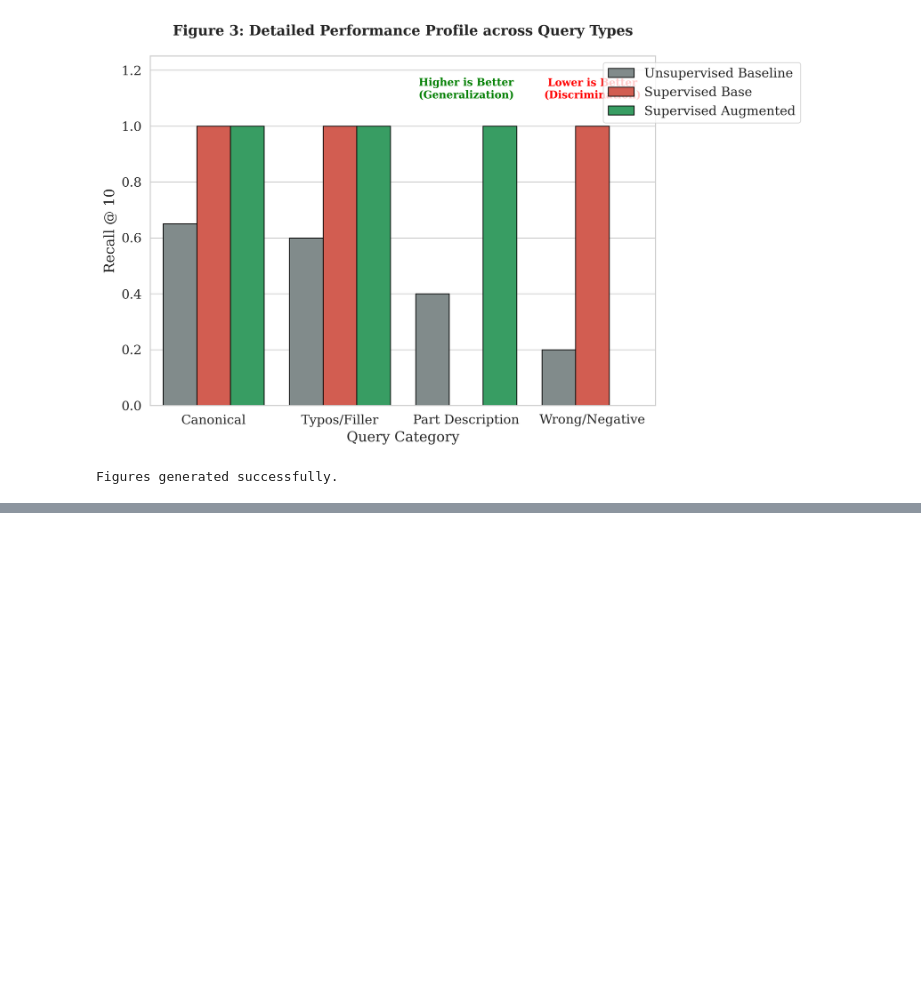
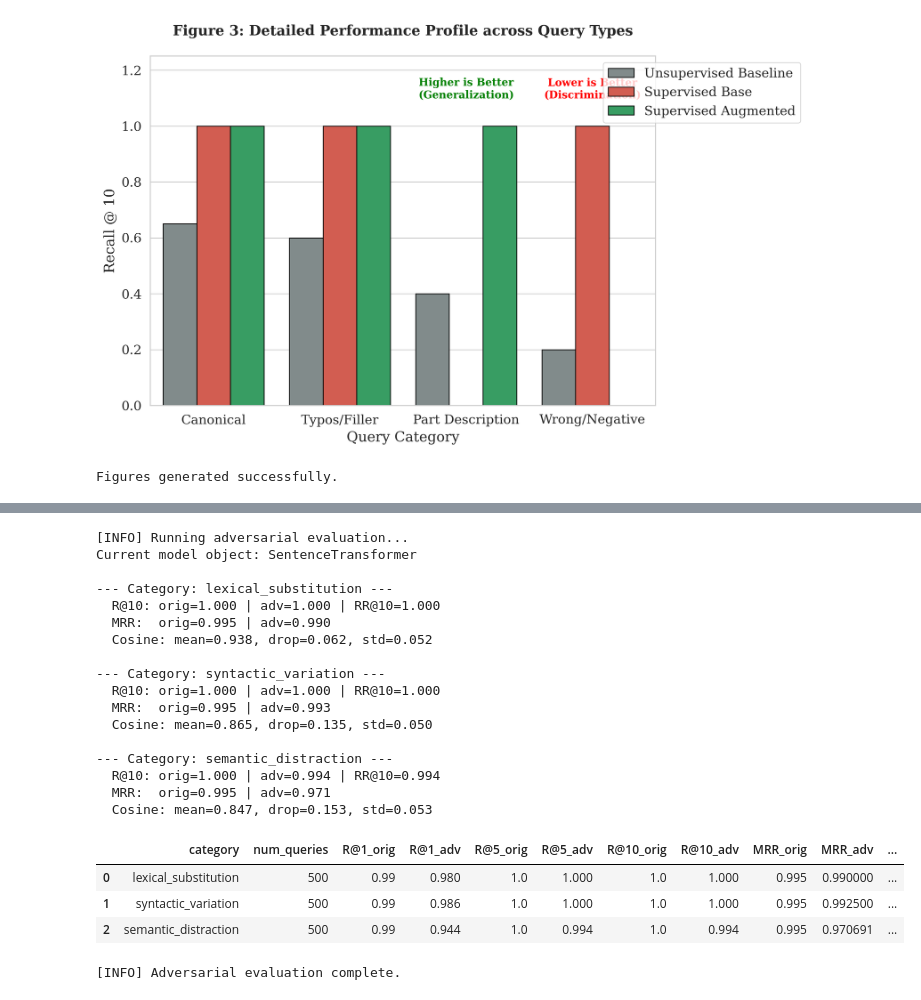
Before and after one commit to AdamRolander/3D-Asset-Retrieval, a Jupyter notebook: eval/eval.ipynb, the cells around one changed output, grey strips where cells are left out. Saved outputs shown, nothing was run; the diff lists cells and outputs as text; code cells hidden in the pictures; blank space fills up the shorter version.

Commit message:
Final Evaluation Notebook

```diff
--- a/eval/eval.ipynb
+++ b/eval/eval.ipynb
@@ -1191,0 +1351,71 @@ Figures generated successfully.
+# %%
+# === Run Adversarial Evaluation for the CURRENT model/index ===
+
+# Prepare lists
+uids = adv_df["uid"].tolist()
+orig = adv_df["original_description"].tolist()
+
+categories = {
+    "lexical_substitution": adv_df["lexical_substitution"].tolist(),
+    "syntactic_variation": adv_df["syntactic_variation"].tolist(),
+    "semantic_distraction": adv_df["semantic_distraction"].tolist(),
+}
+
+results = []
+
+print("\n[INFO] Running adversarial evaluation...")
+print(f"Current model object: {type(model).__name__}")
+
+for cat_name, queries in categories.items():
+    print(f"\n--- Category: {cat_name} ---")
+    summary = adv_evaluate_category(
+        index=index,
+        meta_df=meta_df,
+        model=model,
+        category_name=cat_name,
+        original_queries=orig,
+        perturbed_queries=queries,
+        ground_truth_uids=uids,
+        k_values=(1, 5, 10),
+    )
+    results.append(summary)
+
+    print(
+        f"  R@10: orig={summary['R@10_orig']:.3f} | adv={summary['R@10_adv']:.3f} "
+        f"| RR@10={summary['RR@10']:.3f}"
+    )
+    print(
+        f"  MRR:  orig={summary['MRR_orig']:.3f} | adv={summary['MRR_adv']:.3f}"
+    )
+    print(
+        f"  Cosine: mean={summary['mean_cosine']:.3f}, drop={summary['mean_drop']:.3f}, "
+        f"std={summary['std_cosine']:.3f}"
+    )
+
+adv_results_df = pd.DataFrame(results)
+display(adv_results_df)
+
+print("\n[INFO] Adversarial evaluation complete.")
+# %% [output]
+[INFO] Running adversarial evaluation...
+Current model object: SentenceTransformer
+
+--- Category: lexical_substitution ---
+  R@10: orig=1.000 | adv=1.000 | RR@10=1.000
+  MRR:  orig=0.995 | adv=0.990
+  Cosine: mean=0.938, drop=0.062, std=0.052
+
+--- Category: syntactic_variation ---
+  R@10: orig=1.000 | adv=1.000 | RR@10=1.000
+  MRR:  orig=0.995 | adv=0.993
+  Cosine: mean=0.865, drop=0.135, std=0.050
+
+--- Category: semantic_distraction ---
+  R@10: orig=1.000 | adv=0.994 | RR@10=0.994
+  MRR:  orig=0.995 | adv=0.971
+  Cosine: mean=0.847, drop=0.153, std=0.053
+|  | category | num_queries | R@1_orig | R@1_adv | R@5_orig | R@5_adv | R@10_orig | R@10_adv | MRR_orig | MRR_adv | ... |
+| 0 | lexical_substitution | 500 | 0.99 | 0.980 | 1.0 | 1.000 | 1.0 | 1.000 | 0.995 | 0.990000 | ... |
+| 1 | syntactic_variation | 500 | 0.99 | 0.986 | 1.0 | 1.000 | 1.0 | 1.000 | 0.995 | 0.992500 | ... |
+| 2 | semantic_distraction | 500 | 0.99 | 0.944 | 1.0 | 0.994 | 1.0 | 0.994 | 0.995 | 0.970691 | ... |
+[INFO] Adversarial evaluation complete.
```
Also changed, not shown: parts of 7 cells of this notebook, 2 other files.
